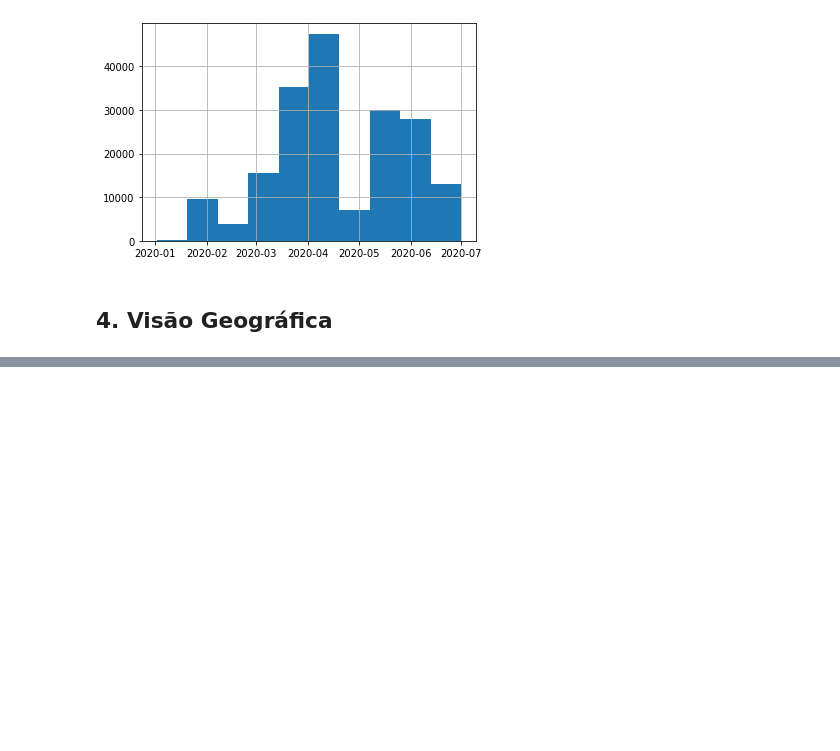
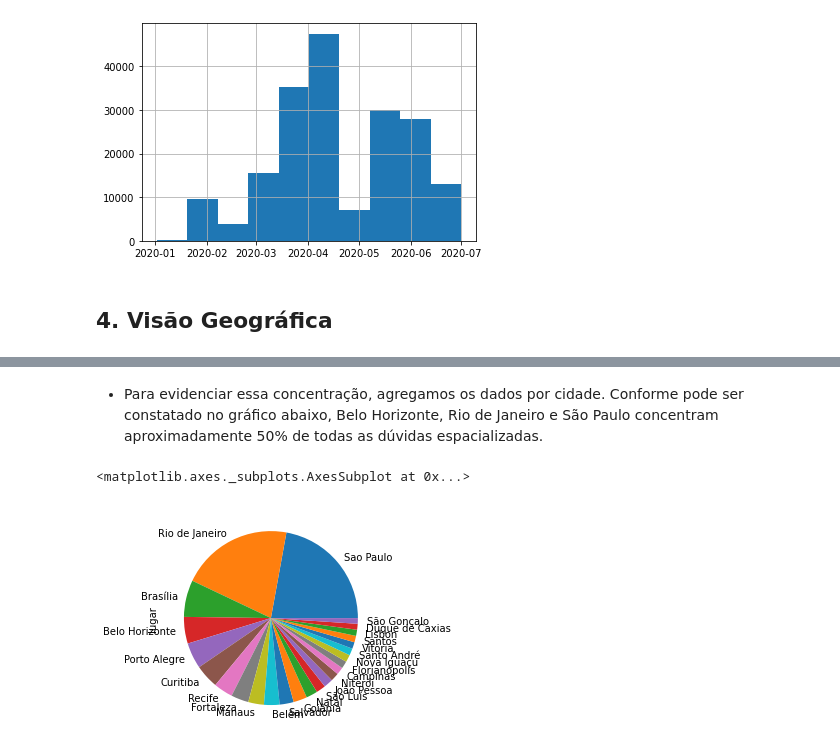
Before and after one commit to bmnds/uea-data-science-02-python-programming, a Jupyter notebook: trabalho_final.ipynb, the cells around one changed output, grey strips where cells are left out. Cells and saved outputs as stored; diff of their text form; code cells hidden in the pictures; blank space fills up the shorter version.

Commit message:
Adicionando gráficos à visão geográfica

```diff
--- a/trabalho_final.ipynb
+++ b/trabalho_final.ipynb
@@ -497,0 +506,7 @@ DuvidasDB
+# %% [markdown]
+- Para evidenciar essa concentração, agregamos os dados por cidade. Conforme pode ser constatado no gráfico abaixo, Belo Horizonte, Rio de Janeiro e São Paulo concentram aproximadamente 50% de todas as dúvidas espacializadas.
+# %%
+DuvidasDB.lugar.value_counts().nlargest(25).plot(kind="pie")
+# %% [output]
+<matplotlib.axes._subplots.AxesSubplot at 0x...>
+[figure, added]
```
Also changed, not shown: parts of 25 cells of this notebook.
